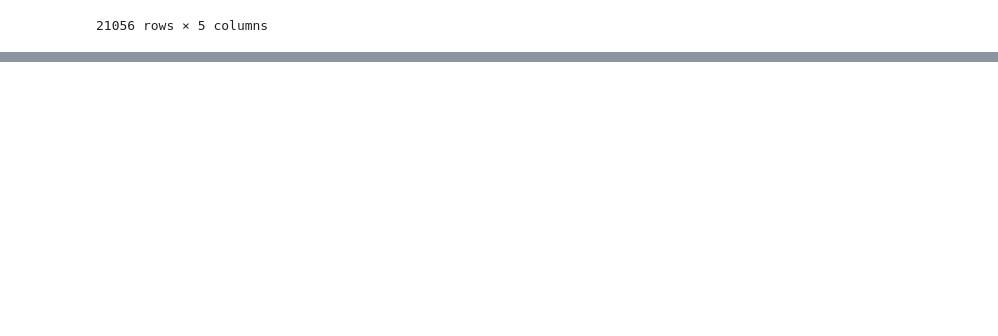
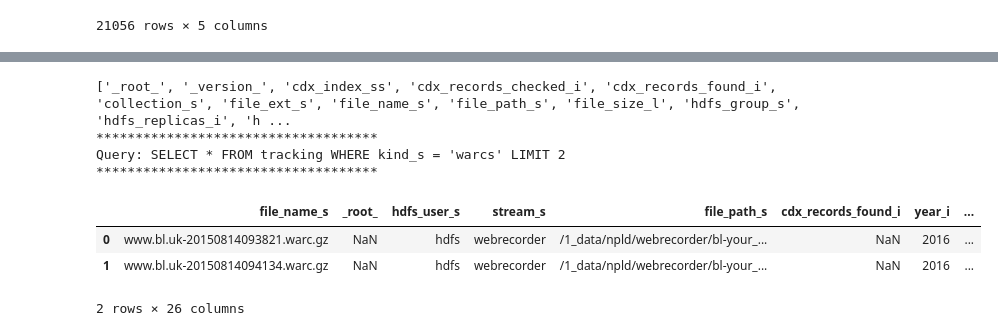
Before and after one commit to ukwa/ukwa-notebook-apps, a Jupyter notebook: solr/solr-sql.ipynb, the cells around one changed output, grey strips where cells are left out. Saved outputs shown, nothing was run; the diff lists cells and outputs as text; code cells hidden in the pictures; blank space fills up the shorter version.

```diff
--- a/solr/solr-sql.ipynb
+++ b/solr/solr-sql.ipynb
@@ -88,19 +88,3 @@ Query: SELECT id,url,title,host,crawl_date FROM `NPLD-FC2017-20190228` WHERE hos
 | 21054 | 20171228022515/n/RUSr7G6FbUZuSljx... | http://www.mirror.co.uk/news/uk-n... | Prince Harry reveals Meghan Markl... | mirror.co.uk | 2017-12-28 02:25:15 |
 | 21055 | 20171228051104/jhk46gtxkCF6PdKDci... | http://www.mirror.co.uk/3am/celeb... | When are Prince Harry and Meghan ... | mirror.co.uk | 2017-12-28 05:11:04 |
 21056 rows × 5 columns
-# %%
-import pandas as pd
-from sqlalchemy import create_engine
-
-# Solr 8, works fine:
-engine = create_engine('solr://solr8.api.wa.bl.uk:80/solr/tracking',echo=True)
-# Solr 6, this doesn't work:
-#engine = create_engine('solr://solr.api.wa.bl.uk:80/solr/NPLD-FC2017-20190228',echo=True)
-
-from sqlalchemy import inspect
-
-inspector = inspect(engine)
-
-for table_name in inspector.get_table_names():
-    for column in inspector.get_columns(table_name):
-        print("Table: %s Column: %s" % (table_name, column['name']))
@@ -161,0 +185,16 @@ Query: SELECT url,`timestamp` FROM crawl_log_fc WHERE annotations = 'Q:serverMax
+# %%
+tracking = SolrSql('solr://solr8.api.wa.bl.uk:80/solr/tracking')
+print(tracking.columns())
+
+sql_df = tracking.query("SELECT * FROM tracking WHERE kind_s = 'warcs' LIMIT 2")
+
+sql_df
+# %% [output]
+['_root_', '_version_', 'cdx_index_ss', 'cdx_records_checked_i', 'cdx_records_found_i', 'collection_s', 'file_ext_s', 'file_name_s', 'file_path_s', 'file_size_l', 'hdfs_group_s', 'hdfs_replicas_i', 'h ...
+************************************
+Query: SELECT * FROM tracking WHERE kind_s = 'warcs' LIMIT 2
+************************************
+|  | file_name_s | _root_ | hdfs_user_s | stream_s | file_path_s | cdx_records_found_i | year_i | ... |
+| 0 | www.bl.uk-20150814093821.warc.gz | NaN | hdfs | webrecorder | /1_data/npld/webrecorder/bl-your_... | NaN | 2016 | ... |
+| 1 | www.bl.uk-20150814094134.warc.gz | NaN | hdfs | webrecorder | /1_data/npld/webrecorder/bl-your_... | NaN | 2016 | ... |
+2 rows × 26 columns
```
Also changed, not shown: parts of 5 cells of this notebook, 1 other file.
